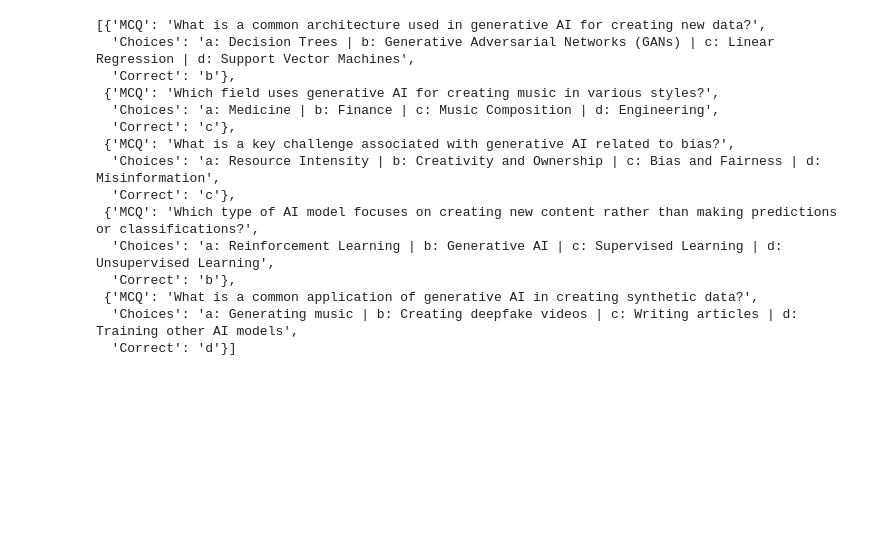
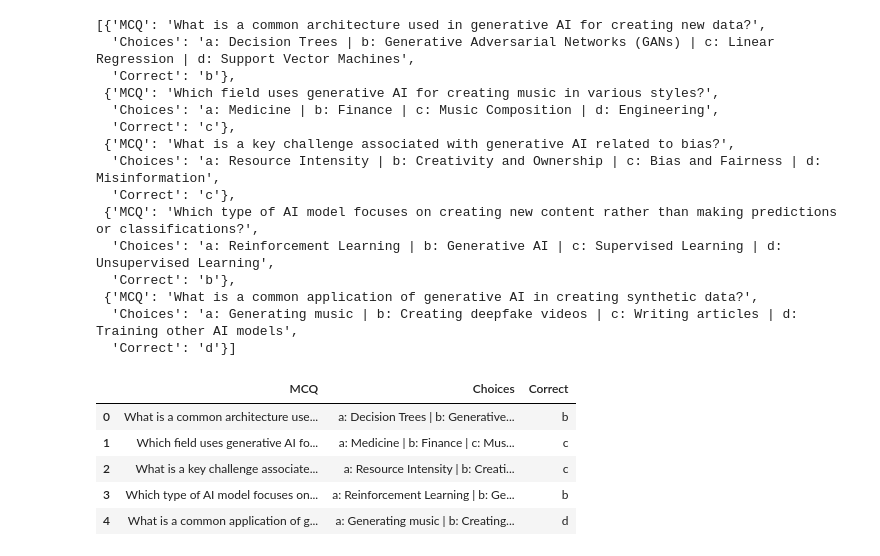
Before and after one commit to Abhishekguptta/Automated-MCQ-Generator-Using-Langchain-OpenAI-API, a Jupyter notebook: experiment/mcq.ipynb, the cells around one changed output. Saved outputs shown, nothing was run; the diff lists cells and outputs as text; code cells hidden in the pictures; blank space fills up the shorter version.

```diff
--- a/experiment/mcq.ipynb
+++ b/experiment/mcq.ipynb
@@ -250,3 +250,12 @@ quiz_table_data
  {'MCQ': 'What is a common application of generative AI in creating synthetic data?',
   'Choices': 'a: Generating music | b: Creating deepfake videos | c: Writing articles | d: Training other AI models',
   'Correct': 'd'}]
+# %%
+pd.DataFrame(quiz_table_data)
+# %% [output]
+|  | MCQ | Choices | Correct |
+| 0 | What is a common architecture use... | a: Decision Trees | b: Generative... | b |
+| 1 | Which field uses generative AI fo... | a: Medicine | b: Finance | c: Mus... | c |
+| 2 | What is a key challenge associate... | a: Resource Intensity | b: Creati... | c |
+| 3 | Which type of AI model focuses on... | a: Reinforcement Learning | b: Ge... | b |
+| 4 | What is a common application of g... | a: Generating music | b: Creating... | d |
```
Also changed, not shown: parts of 2 cells of this notebook, 1 other file.
